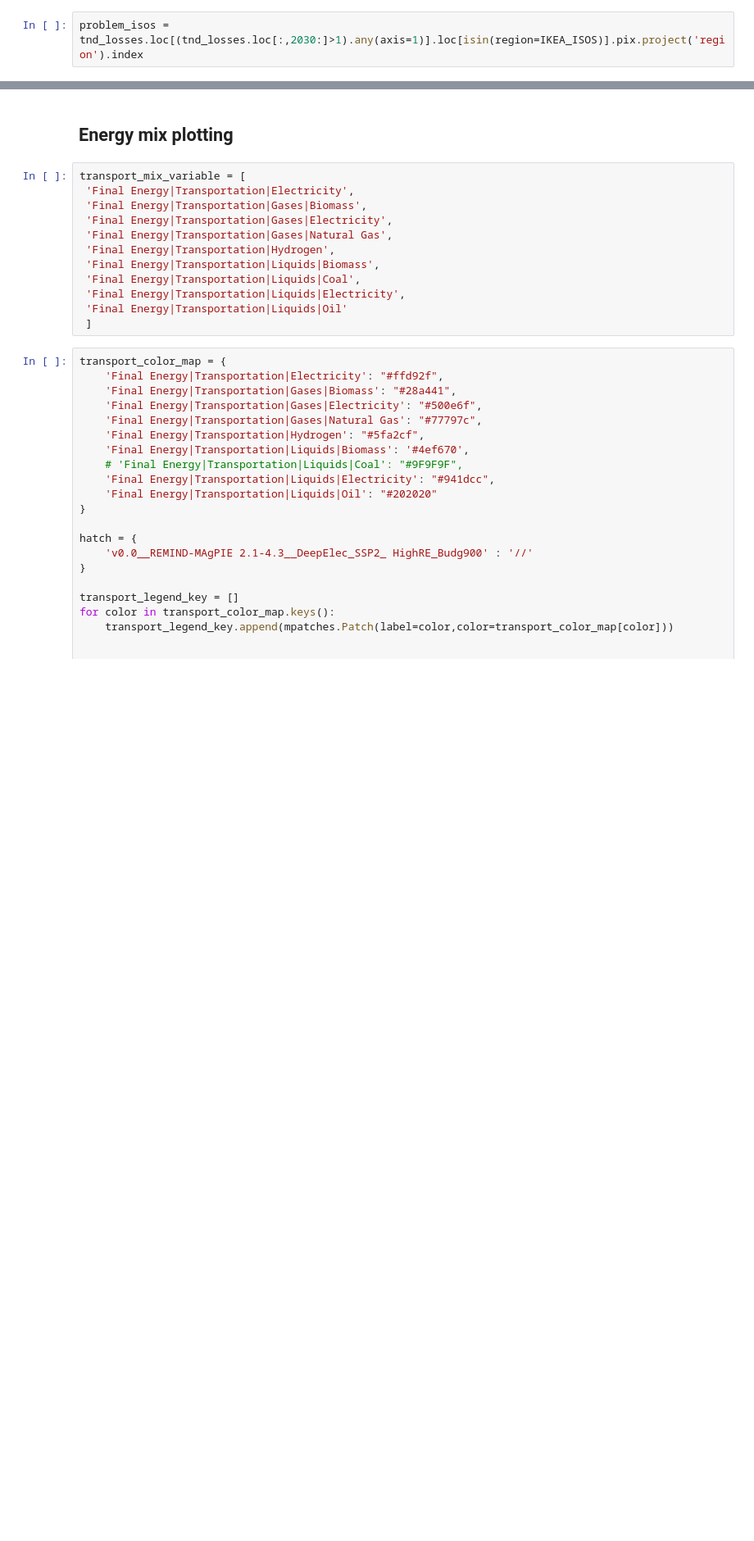
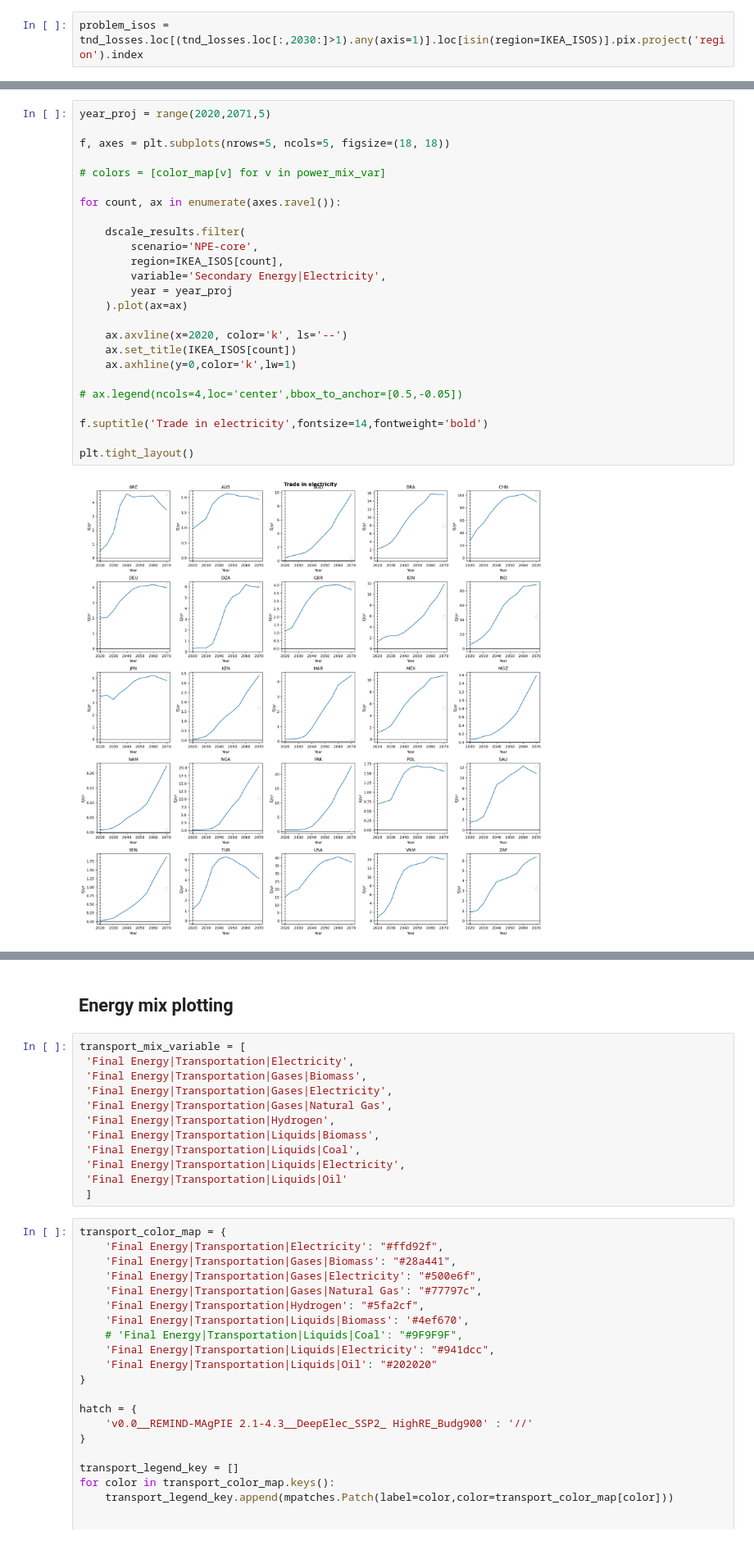
Before and after one commit to fabiosferra/DSCALE, a Jupyter notebook: notebook/explore_enduse.ipynb, the cells around one changed output, grey strips where cells are left out. Shown at 82% size. Drawn from its saved outputs; the diff is of its cells as text; blank space fills up the shorter version.

Commit message:
Re-run end-use nb and add electricity trade investigation

```diff
--- a/notebook/explore_enduse.ipynb
+++ b/notebook/explore_enduse.ipynb
@@ -614,0 +601,27 @@ plt.tight_layout()
+# %%
+year_proj = range(2020,2071,5)
+
+f, axes = plt.subplots(nrows=5, ncols=5, figsize=(18, 18))
+
+# colors = [color_map[v] for v in power_mix_var]
+
+for count, ax in enumerate(axes.ravel()):
+
+    dscale_results.filter(
+        scenario='NPE-core',
+        region=IKEA_ISOS[count],
+        variable='Secondary Energy|Electricity',
+        year = year_proj
+    ).plot(ax=ax)
+
+    ax.axvline(x=2020, color='k', ls='--')
+    ax.set_title(IKEA_ISOS[count])
+    ax.axhline(y=0,color='k',lw=1)
+
+# ax.legend(ncols=4,loc='center',bbox_to_anchor=[0.5,-0.05])
+
+f.suptitle('Trade in electricity',fontsize=14,fontweight='bold')
+
+plt.tight_layout()
+# %% [output]
+[figure, added]
```
Also changed, not shown: parts of 20 cells of this notebook.
